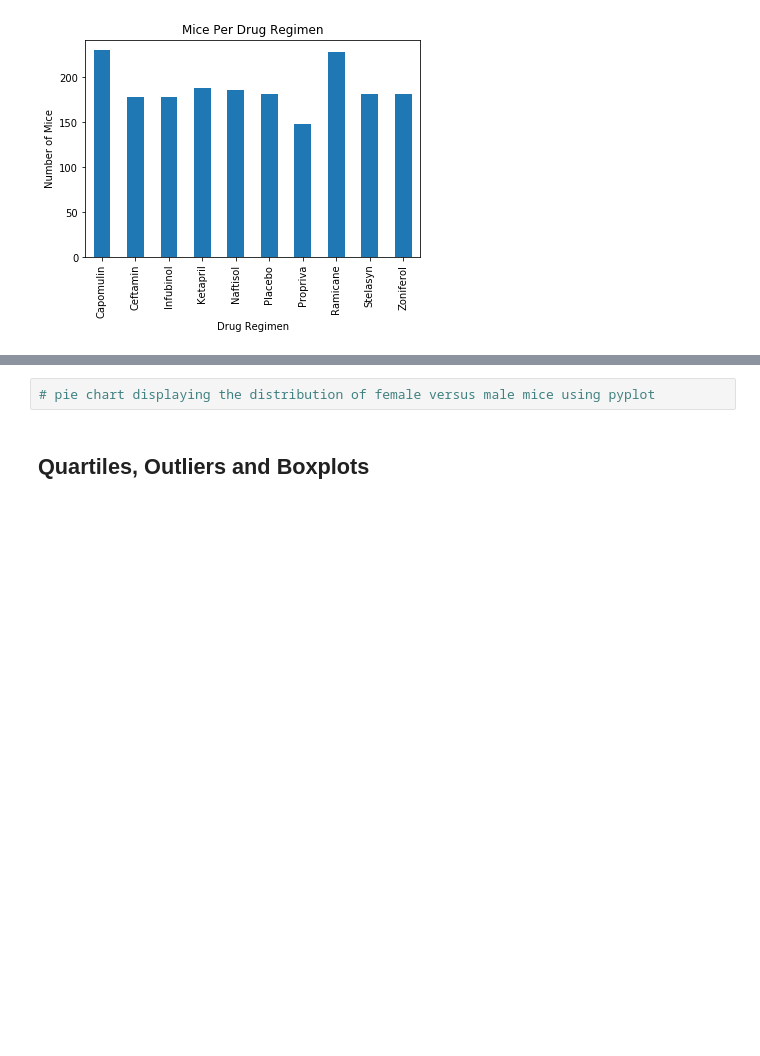
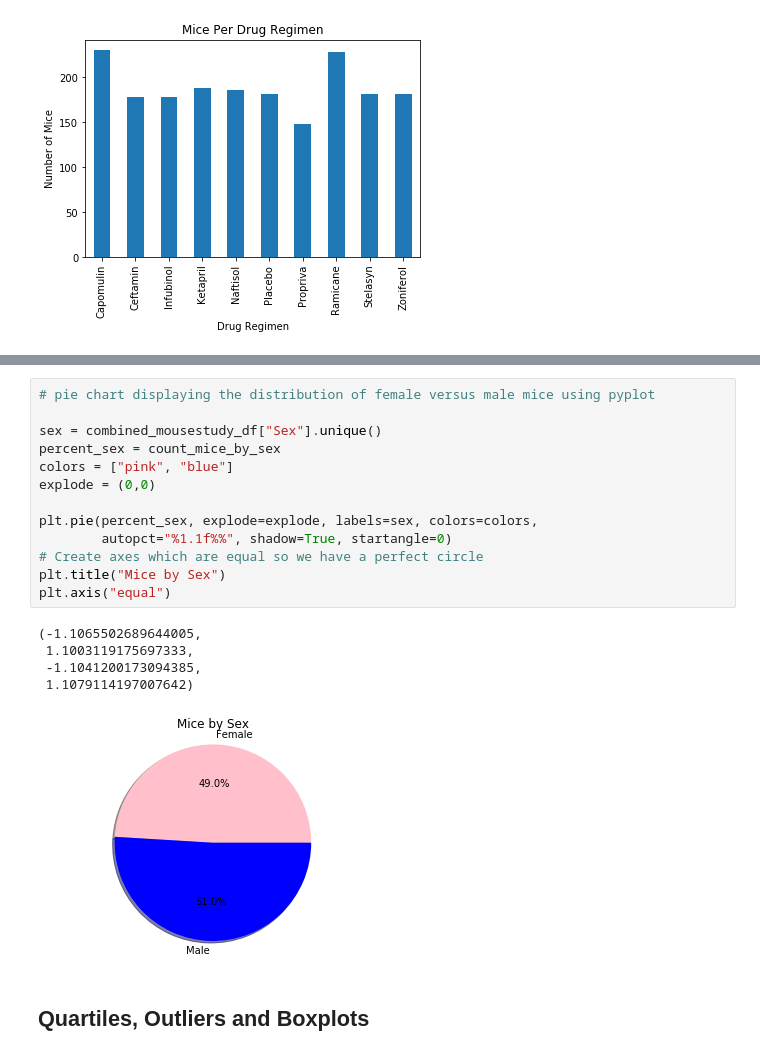
Before and after one commit to cdfencing/Matplotlib-The-Power-of-Plots, a Jupyter notebook: Pymaceuticals/Pymaceuticals.ipynb, the cells around one changed output, grey strips where cells are left out. Saved outputs shown, nothing was run; the diff lists cells and outputs as text; blank space fills up the shorter version.

```diff
--- a/Pymaceuticals/Pymaceuticals.ipynb
+++ b/Pymaceuticals/Pymaceuticals.ipynb
@@ -131,5 +123,22 @@ Text(0, 0.5, 'Number of Mice')
-# %%
-# pie chart displaying the distribution of female versus male mice using pyplot
+# %%
+# pie chart displaying the distribution of female versus male mice using pyplot
+
+sex = combined_mousestudy_df["Sex"].unique()
+percent_sex = count_mice_by_sex
+colors = ["pink", "blue"]
+explode = (0,0)
+
+plt.pie(percent_sex, explode=explode, labels=sex, colors=colors,
+        autopct="%1.1f%%", shadow=True, startangle=0)
+# Create axes which are equal so we have a perfect circle
+plt.title("Mice by Sex")
+plt.axis("equal")
+# %% [output]
+(-1.1065502689644005,
+ 1.1003119175697333,
+ -1.1041200173094385,
+ 1.1079114197007642)
+[figure, added]
 # %% [markdown]
 ## Quartiles, Outliers and Boxplots
 # %%
```
Also changed, not shown: parts of 3 cells of this notebook, 1 other file.
